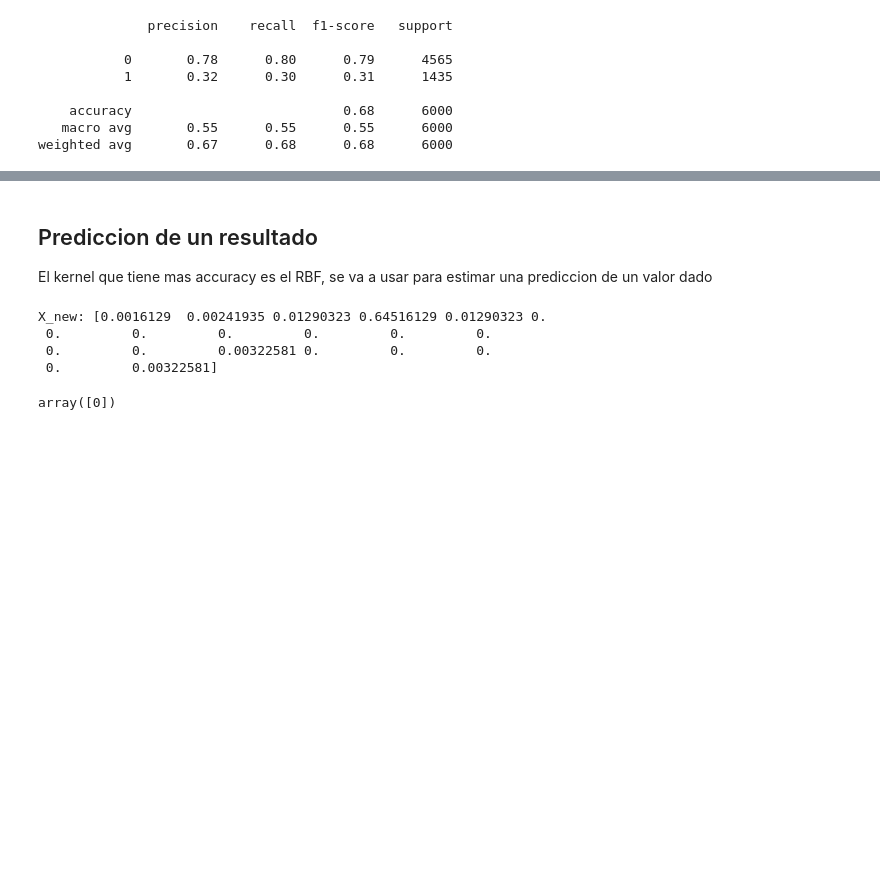
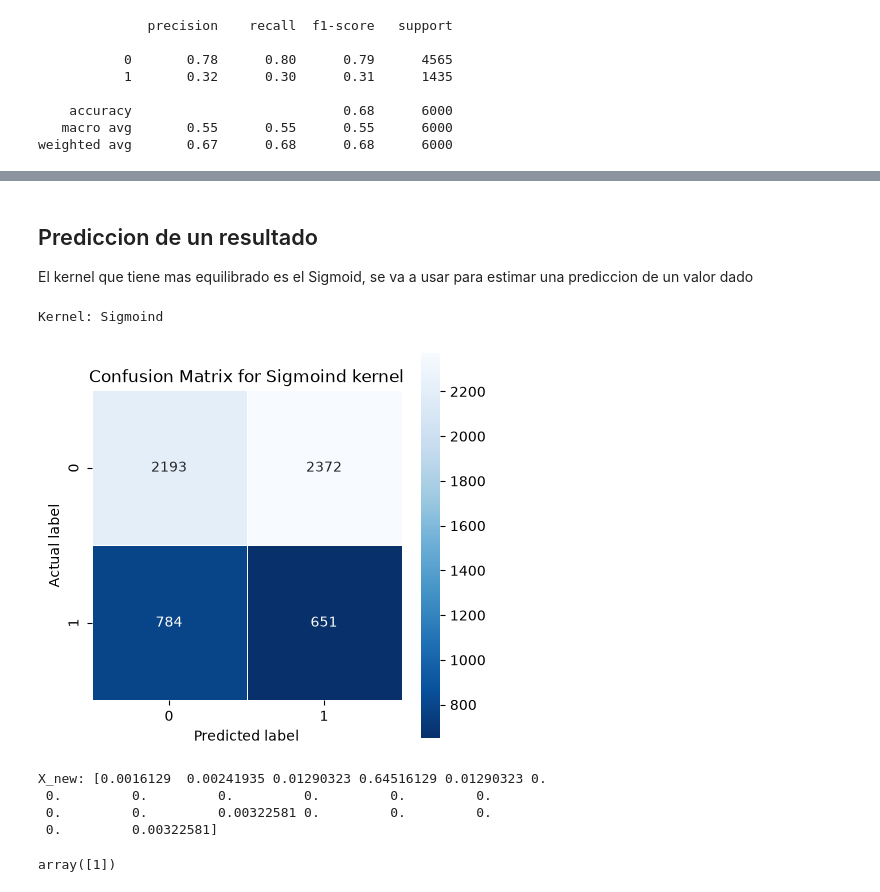
Before and after one commit to hhugoac/PythonForDataScience, a Jupyter notebook: Tarea22-CD-HectorHugoAlonzoCortez.ipynb, the cells around one changed output, grey strips where cells are left out. Drawn from its saved outputs; the diff is of its cells as text; code cells hidden in the pictures; blank space fills up the shorter version.

```diff
--- a/Tarea22-CD-HectorHugoAlonzoCortez.ipynb
+++ b/Tarea22-CD-HectorHugoAlonzoCortez.ipynb
@@ -198,6 +198,13 @@ def plot_confusion_matrix(cm, tilte):
     """
     This function prints and plots the confusion matrix.
     Normalization can be applied by setting `normalize=True`.
+
+    args:
+        cm: confusion matrix
+        title: title of the plot
+
+    returns:
+        None
     """
     plt.figure(figsize=(5, 5))
     sns.heatmap(cm, annot=True, fmt=".0f", linewidths=.5, linecolor='white', square=True, cmap='Blues_r');
@@ -283,24 +307,32 @@ weighted avg       0.67      0.68      0.68      6000
 # %% [markdown]
 ## Prediccion de un resultado
 
-El kernel que tiene mas accuracy es el RBF, se va a usar para estimar una prediccion de un valor dado
+El kernel que tiene mas equilibrado es el Sigmoid, se va a usar para estimar una prediccion de un valor dado
 # %%
   # Build the model using the rbf kernel
-clf = svm.SVC(kernel='rbf')
+clf = svm.SVC(kernel='sigmoid', class_weight='balanced')
 
 # Train the model using the training sets
 clf.fit(X_train, Y_train)
+y_hat = clf.predict(X_test)
+cm = confusion_matrix(Y_test, y_hat)
+report = classification_report(Y_test, y_hat)
+
+print(f"Kernel: Sigmoind")
+plot_confusion_matrix(cm, f"Confusion Matrix for Sigmoind kernel")
 
 X_new = np.array([0.5, 0.75,4, 200, 4, 0,0, 0, 0, 0,0,0,0,0,1,0,0, 0,0,1])
 X_new = (X_new - np.min(X_non_normalized)) / (np.max(X_non_normalized) - np.min(X_non_normalized))
 X_new = np.asanyarray(X_new)
 print(f"X_new: {X_new}")
 
 y_pred = clf.predict(X_new.reshape(1, -1))
 y_pred
 # %% [output]
-X_new: [0.0016129  0.00241935 0.01290323 0.64516129 0.01290323 0.
- 0.         0.         0.         0.         0.         0.
- 0.         0.         0.00322581 0.         0.         0.
- 0.         0.00322581]
+Kernel: Sigmoind
+[figure, added]
-array([0])
+X_new: [0.0016129  0.00241935 0.01290323 0.64516129 0.01290323 0.
+ 0.         0.         0.         0.         0.         0.
+ 0.         0.         0.00322581 0.         0.         0.
+ 0.         0.00322581]
+array([1])
```
Also changed, not shown: parts of 8 cells of this notebook.
